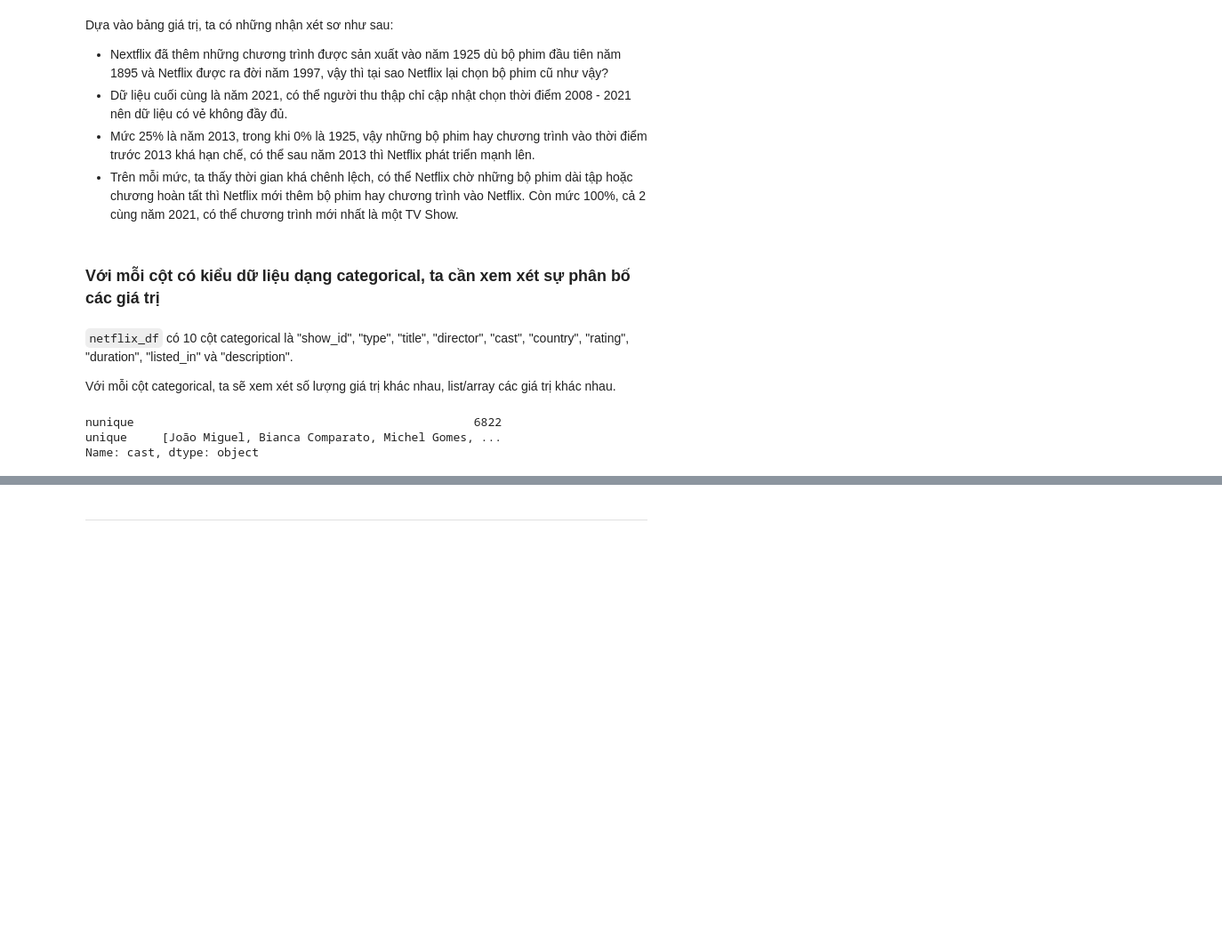
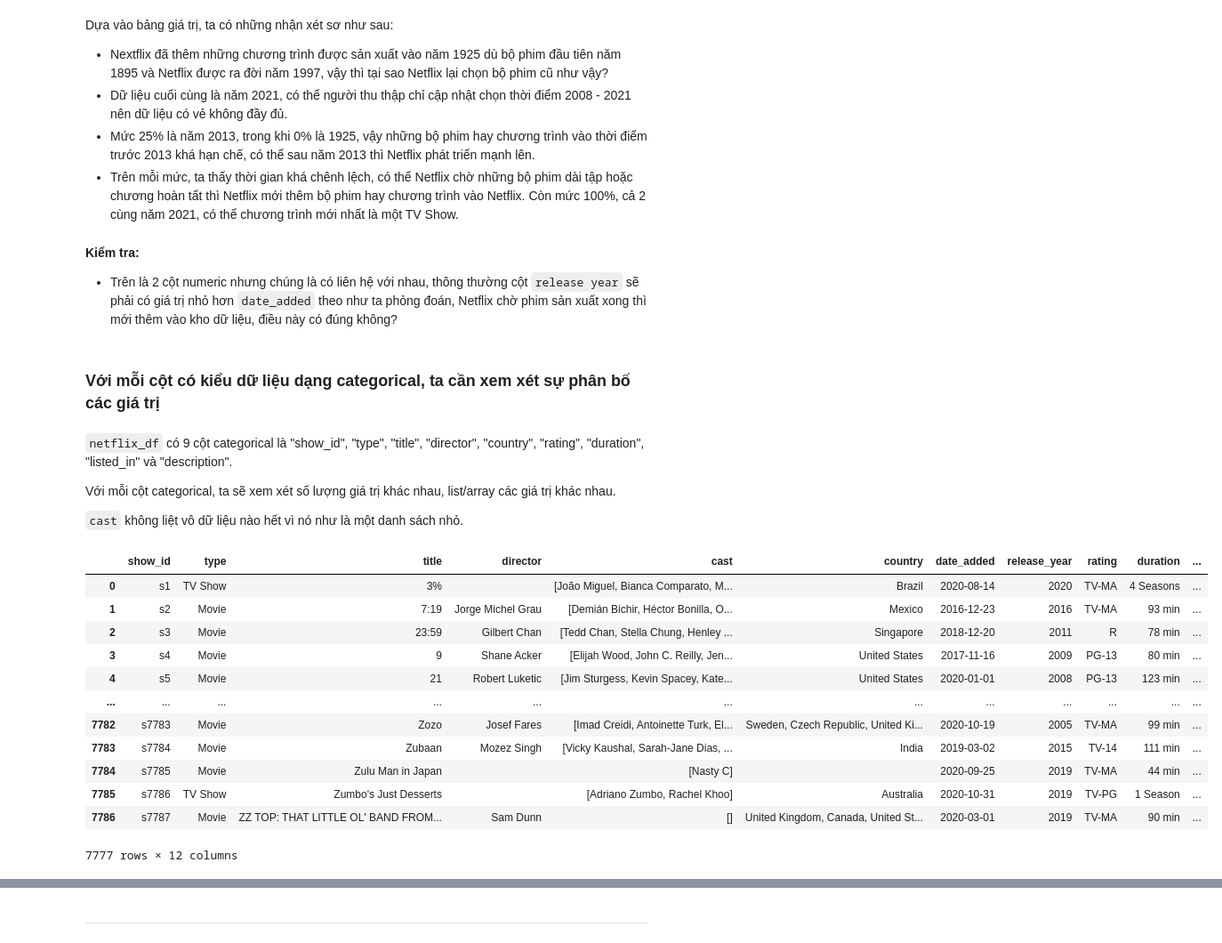
Before and after one commit to sgrayk/P4DS, a Jupyter notebook: AnalizingData.ipynb, the cells around one changed output, grey strips where cells are left out. Shown at 89% size. Cells and saved outputs as stored; diff of their text form; code cells hidden in the pictures; blank space fills up the shorter version.

```diff
--- a/AnalizingData.ipynb
+++ b/AnalizingData.ipynb
@@ -244,28 +277,47 @@ Dựa vào bảng giá trị, ta có những nhận xét sơ như sau:
 - Dữ liệu cuối cùng là năm 2021, có thể người thu thập chỉ cập nhật chọn thời điểm 2008 - 2021 nên dữ liệu có vẻ không đầy đủ.
 - Mức 25% là năm 2013, trong khi 0% là 1925, vậy những bộ phim hay chương trình vào thời điểm trước 2013 khá hạn chế, có thể sau năm 2013 thì Netflix phát triển mạnh lên.
 - Trên mỗi mức, ta thấy thời gian khá chênh lệch, có thể Netflix chờ những bộ phim dài tập hoặc chương hoàn tất thì Netflix mới thêm bộ phim hay chương trình vào Netflix. Còn mức 100%, cả 2 cùng năm 2021, có thể chương trình mới nhất là một TV Show.
+# %% [markdown]
+**Kiểm tra:**
+- Trên là 2 cột numeric nhưng chúng là có liên hệ với nhau, thông thường cột `release year` sẽ phải có giá trị nhỏ hơn `date_added` theo như ta phỏng đoán, Netflix chờ phim sản xuất xong thì mới thêm vào kho dữ liệu, điều này có đúng không?
 # %% [markdown]
 ### Với mỗi cột có kiểu dữ liệu dạng categorical, ta cần xem xét sự phân bố các giá trị
 # %% [markdown]
-`netflix_df` có 10 cột categorical là "show_id", "type", "title", "director", "cast", "country", "rating", "duration", "listed_in" và "description".
+`netflix_df` có 9 cột categorical là "show_id", "type", "title", "director", "country", "rating", "duration", "listed_in" và "description".
 
 Với mỗi cột categorical, ta sẽ xem xét số lượng giá trị khác nhau, list/array các giá trị khác nhau.
+
+`cast` không liệt vô dữ liệu nào hết vì nó như là một danh sách nhỏ.
 # %%
-# cate_col_profiles_df = netflix_df.loc[:,['show_id','type','title','director','cast','country','rating','duration','listed_in','description']] \
+# cate_col_profiles_df = netflix_df.loc[:,['show_id','type','title','country','rating','duration','listed_in','description']] \
 #                                  .agg([pd.Series.nunique, pd.Series.unique])
 
 # cate_col_profiles_df.index = ['num_diff_vals','diff_vals']
 
 # cate_col_profiles_df
 
-cate_col_profiles_df = netflix_df.loc[:,'cast'] \
-                                 .agg([pd.Series.nunique, pd.Series.unique])
+# cate_col_profiles_df = netflix_df.loc[:,['show_id']].re#.agg([pd.Series.nunique, pd.Series.unique])
 
-cate_col_profiles_df
+# cate_col_profiles_dfi
+
+# netflix_df.loc[:,['director']]#.agg([pd.Series.nunique, pd.Series.unique])
+
+# cate_col_profiles_df
+netflix_df
 # %% [output]
+|  | show_id | type | title | director | cast | country | date_added | release_year | rating | duration | ... |
+| 0 | s1 | TV Show | 3% |  | [João Miguel, Bianca Comparato, M... | Brazil | 2020-08-14 | 2020 | TV-MA | 4 Seasons | ... |
+| 1 | s2 | Movie | 7:19 | Jorge Michel Grau | [Demián Bichir, Héctor Bonilla, O... | Mexico | 2016-12-23 | 2016 | TV-MA | 93 min | ... |
+| 2 | s3 | Movie | 23:59 | Gilbert Chan | [Tedd Chan, Stella Chung, Henley ... | Singapore | 2018-12-20 | 2011 | R | 78 min | ... |
+| 3 | s4 | Movie | 9 | Shane Acker | [Elijah Wood, John C. Reilly, Jen... | United States | 2017-11-16 | 2009 | PG-13 | 80 min | ... |
+| 4 | s5 | Movie | 21 | Robert Luketic | [Jim Sturgess, Kevin Spacey, Kate... | United States | 2020-01-01 | 2008 | PG-13 | 123 min | ... |
+| ... | ... | ... | ... | ... | ... | ... | ... | ... | ... | ... | ... |
+| 7782 | s7783 | Movie | Zozo | Josef Fares | [Imad Creidi, Antoinette Turk, El... | Sweden, Czech Republic, United Ki... | 2020-10-19 | 2005 | TV-MA | 99 min | ... |
+| 7783 | s7784 | Movie | Zubaan | Mozez Singh | [Vicky Kaushal, Sarah-Jane Dias, ... | India | 2019-03-02 | 2015 | TV-14 | 111 min | ... |
+| 7784 | s7785 | Movie | Zulu Man in Japan |  | [Nasty C] |  | 2020-09-25 | 2019 | TV-MA | 44 min | ... |
+| 7785 | s7786 | TV Show | Zumbo's Just Desserts |  | [Adriano Zumbo, Rachel Khoo] | Australia | 2020-10-31 | 2019 | TV-PG | 1 Season | ... |
+| 7786 | s7787 | Movie | ZZ TOP: THAT LITTLE OL' BAND FROM... | Sam Dunn | [] | United Kingdom, Canada, United St... | 2020-03-01 | 2019 | TV-MA | 90 min | ... |
-nunique                                                 6822
-unique     [João Miguel, Bianca Comparato, Michel Gomes, ...
-Name: cast, dtype: object
+7777 rows × 12 columns
 # %% [markdown]
 Dựa vào bảng giá trị, ta có những nhận xét sơ như sau:
 - `show_id` có đủ 7777 giá trị, điều này có thể thấy bình thường.
```
Also changed, not shown: parts of 34 cells of this notebook.
